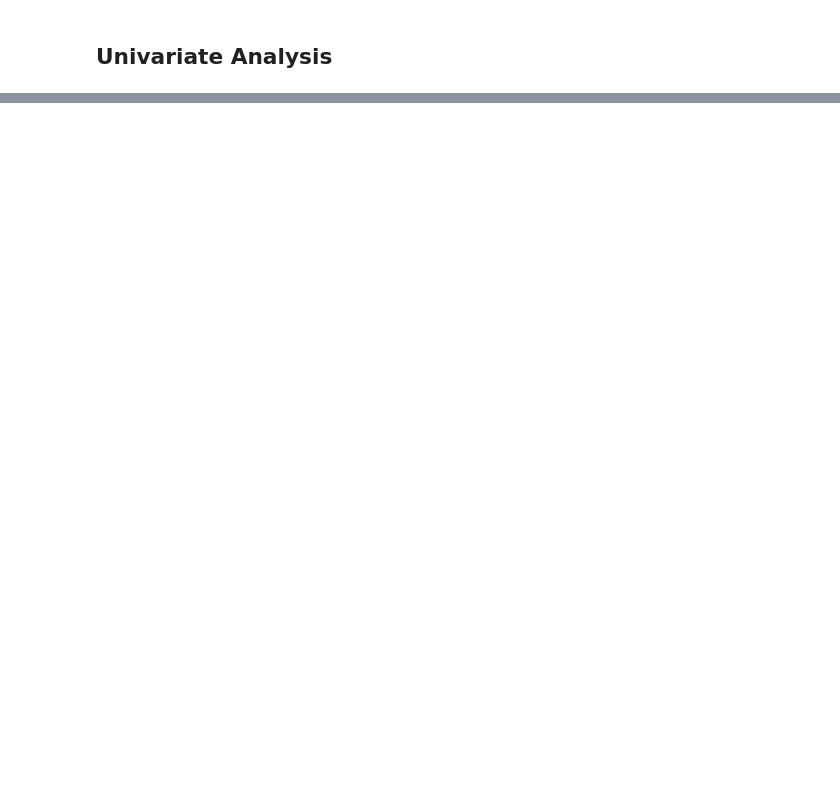
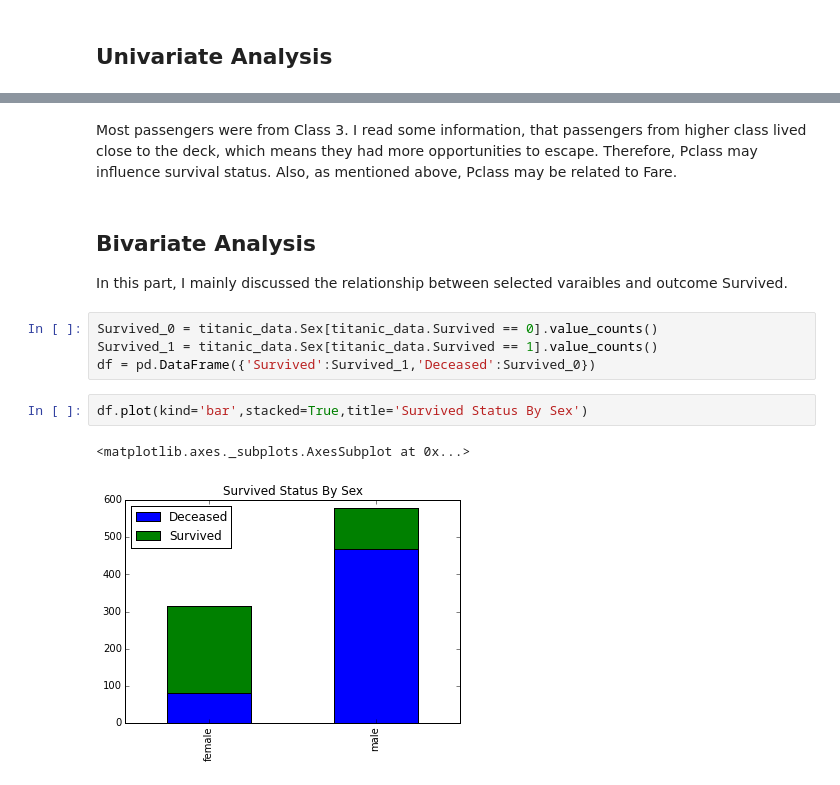
Before and after one commit to richardsun-voyager/DataAnalystNanodegreeProjects, a Jupyter notebook: TitanicDataAnalysis/TitanicDataExploration.ipynb, the cells around one changed output, grey strips where cells are left out. Drawn from its saved outputs; the diff is of its cells as text; blank space fills up the shorter version.

```diff
--- a/TitanicDataAnalysis/TitanicDataExploration.ipynb
+++ b/TitanicDataAnalysis/TitanicDataExploration.ipynb
@@ -92,0 +163,15 @@ There are less survivors than deceased.
+# %% [markdown]
+Most passengers were from Class 3. I read some information, that passengers from higher class lived close to the deck, which means they had more opportunities to escape. Therefore, Pclass may influence survival status. Also, as mentioned above, Pclass may be related to Fare.
+# %% [markdown]
+## Bivariate Analysis
+
+In this part, I mainly discussed the relationship between selected varaibles and outcome Survived.
+# %%
+Survived_0 = titanic_data.Sex[titanic_data.Survived == 0].value_counts()
+Survived_1 = titanic_data.Sex[titanic_data.Survived == 1].value_counts()
+df = pd.DataFrame({'Survived':Survived_1,'Deceased':Survived_0})
+# %%
+df.plot(kind='bar',stacked=True,title='Survived Status By Sex')
+# %% [output]
+<matplotlib.axes._subplots.AxesSubplot at 0x...>
+[figure, added]
```
Also changed, not shown: parts of 60 cells of this notebook.
